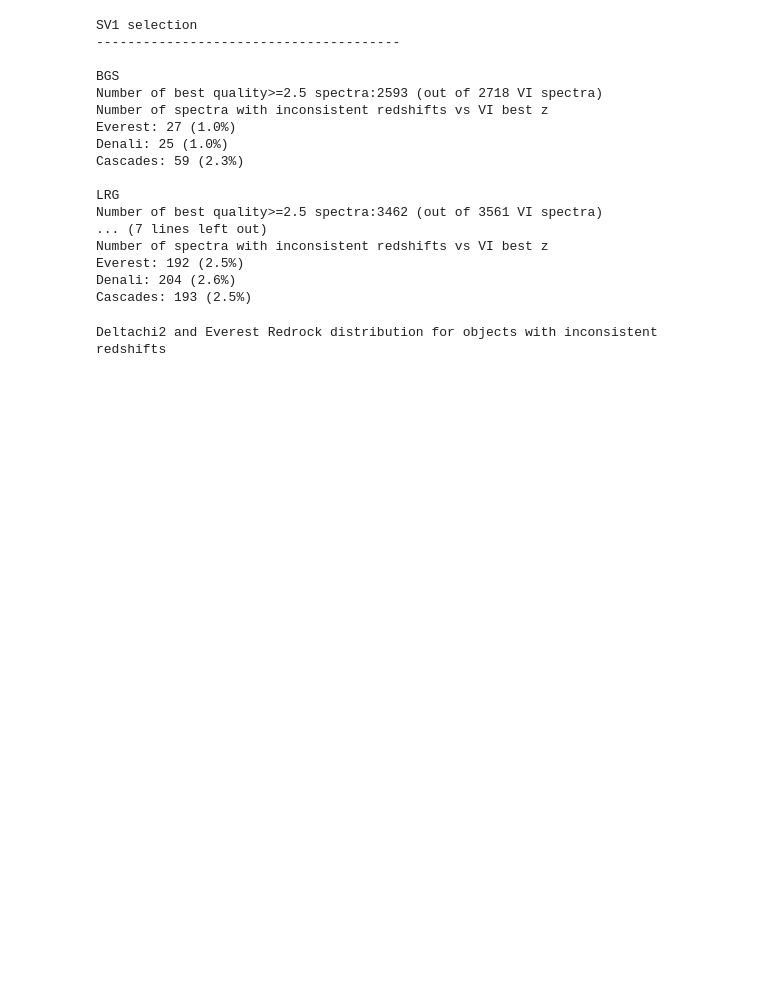
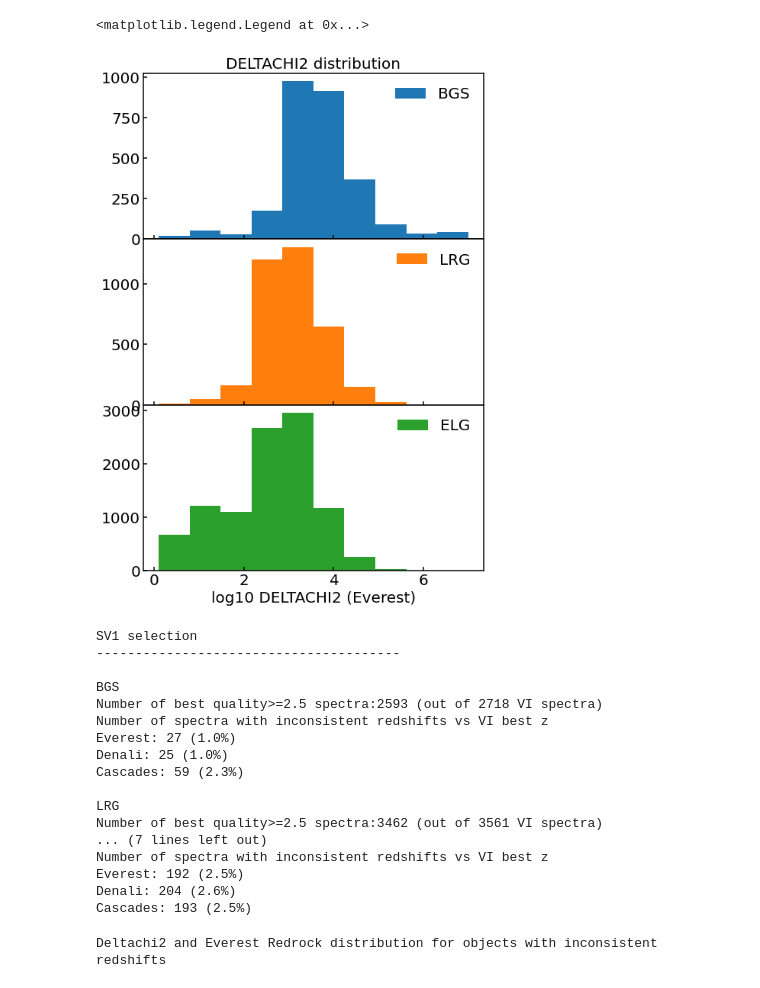
Before and after one commit to astro-blue/DESI_VI, a Jupyter notebook: Everest_assessment/Comparing_Everest_and_Denali.ipynb, the cells around one changed output. Saved outputs shown, nothing was run; the diff lists cells and outputs as text; code cells hidden in the pictures; blank space fills up the shorter version.

```diff
--- a/Everest_assessment/Comparing_Everest_and_Denali.ipynb
+++ b/Everest_assessment/Comparing_Everest_and_Denali.ipynb
@@ -157,6 +158,23 @@ def main_survey_selection(data,target_type):
 BGS_data = give_me_combine_catalog('BGS',new_catalog_everest,new_catalog_denali)
 LRG_data = give_me_combine_catalog('LRG',new_catalog_everest,new_catalog_denali)
 ELG_data = give_me_combine_catalog('ELG',new_catalog_everest,new_catalog_denali)
+# %%
+plt.figure(figsize=(8,12))
+plt.subplots_adjust(hspace=0.0)
+plt.subplot(3,1,1)
+plt.hist(np.log10(BGS_data['DELTACHI2']),range=(0.1,7),label='BGS')
+plt.title('DELTACHI2 distribution')
+plt.legend(frameon=False)
+plt.subplot(3,1,2)
+plt.hist(np.log10(LRG_data['DELTACHI2']),range=(0.1,7),label='LRG',color='C1')
+plt.legend(frameon=False)
+plt.subplot(3,1,3)
+plt.hist(np.log10(ELG_data['DELTACHI2']),range=(0.1,7),label='ELG',color='C2')
+plt.xlabel('log10 DELTACHI2 (Everest)',fontsize=20)
+plt.legend(frameon=False)
+# %% [output]
+<matplotlib.legend.Legend at 0x...>
+[figure, added]
 # %%
 print('SV1 selection')
 print('---------------------------------------')
```
Also changed, not shown: parts of 2 cells of this notebook, 4 other files.
